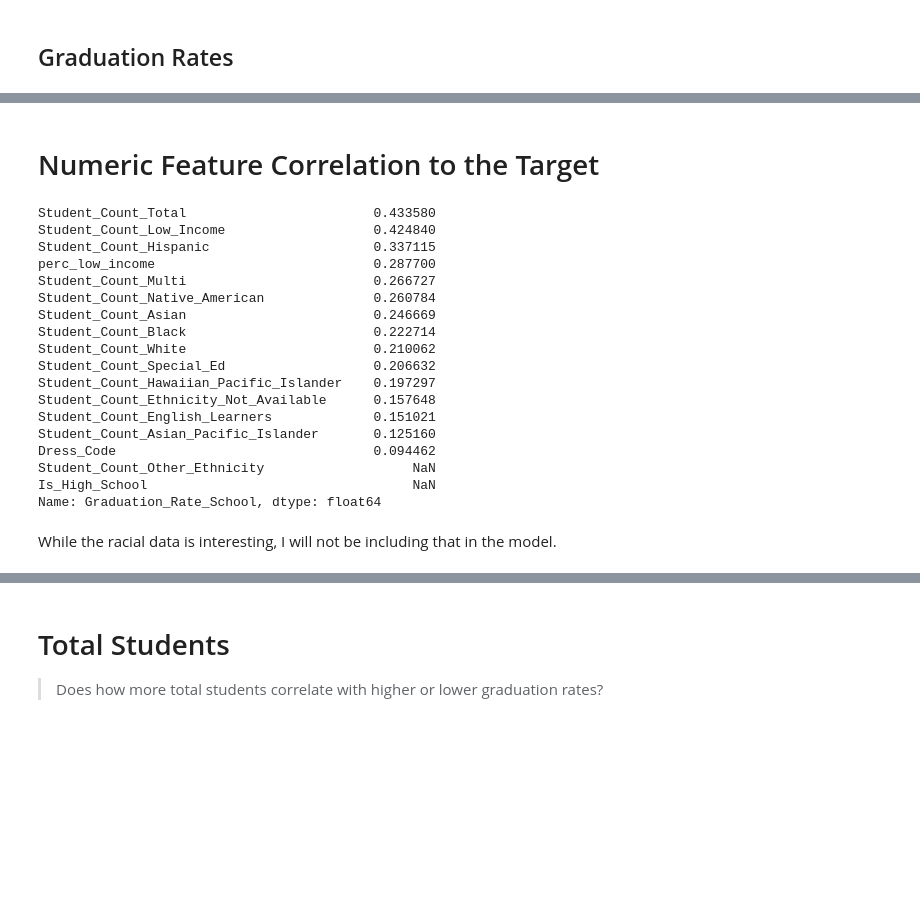
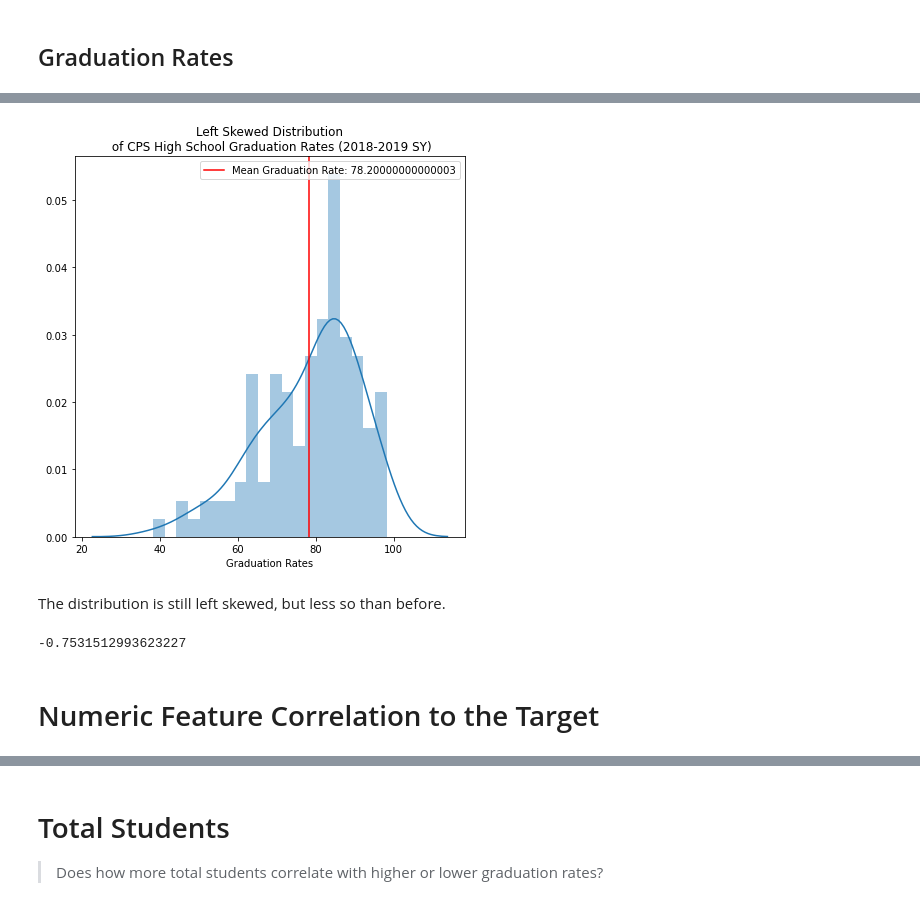
Before and after one commit to j-max/CPS_GradRate_Analysis, a Jupyter notebook: notebooks/eda/eda_schoolid.ipynb, the cells around one changed output, grey strips where cells are left out. Drawn from its saved outputs; the diff is of its cells as text; code cells hidden in the pictures; blank space fills up the shorter version.

```diff
--- a/notebooks/eda/eda_schoolid.ipynb
+++ b/notebooks/eda/eda_schoolid.ipynb
@@ -129,25 +230,20 @@ Name: Graduation_Rate_School, Length: 127, dtype: int64
+# %%
+import seaborn as sns
+fig, ax = plt.subplots(figsize=(7,7))
+
+sns.distplot(df['Graduation_Rate_School'], bins=20, ax=ax)
+
+ax.set_title('Left Skewed Distribution\n of CPS High School Graduation Rates (2018-2019 SY)')
+ax.set_xlabel('Graduation Rates')
+ax.axvline(df['Graduation_Rate_School'].mean(), color='r')
+ax.legend(labels = [f"Mean Graduation Rate: {df['Graduation_Rate_Mean'].mean()}" ]);
+# %% [output]
+[figure, added]
+# %% [markdown]
+The distribution is still left skewed, but less so than before.
+# %%
+df['Graduation_Rate_School'].skew()
+# %% [output]
+-0.7531512993623227
 # %% [markdown]
 # Numeric Feature Correlation to the Target
-# %%
-hs_1819.corr().loc['Student_Count_Total':,'Graduation_Rate_School'].abs().sort_values(ascending=False)
-# %% [output]
-Student_Count_Total                        0.433580
-Student_Count_Low_Income                   0.424840
-Student_Count_Hispanic                     0.337115
-perc_low_income                            0.287700
-Student_Count_Multi                        0.266727
-Student_Count_Native_American              0.260784
-Student_Count_Asian                        0.246669
-Student_Count_Black                        0.222714
-Student_Count_White                        0.210062
-Student_Count_Special_Ed                   0.206632
-Student_Count_Hawaiian_Pacific_Islander    0.197297
-Student_Count_Ethnicity_Not_Available      0.157648
-Student_Count_English_Learners             0.151021
-Student_Count_Asian_Pacific_Islander       0.125160
-Dress_Code                                 0.094462
-Student_Count_Other_Ethnicity                   NaN
-Is_High_School                                  NaN
-Name: Graduation_Rate_School, dtype: float64
-# %% [markdown]
-While the racial data is interesting, I will not be including that in the model.
```
Also changed, not shown: parts of 76 cells of this notebook, 3 other files.
